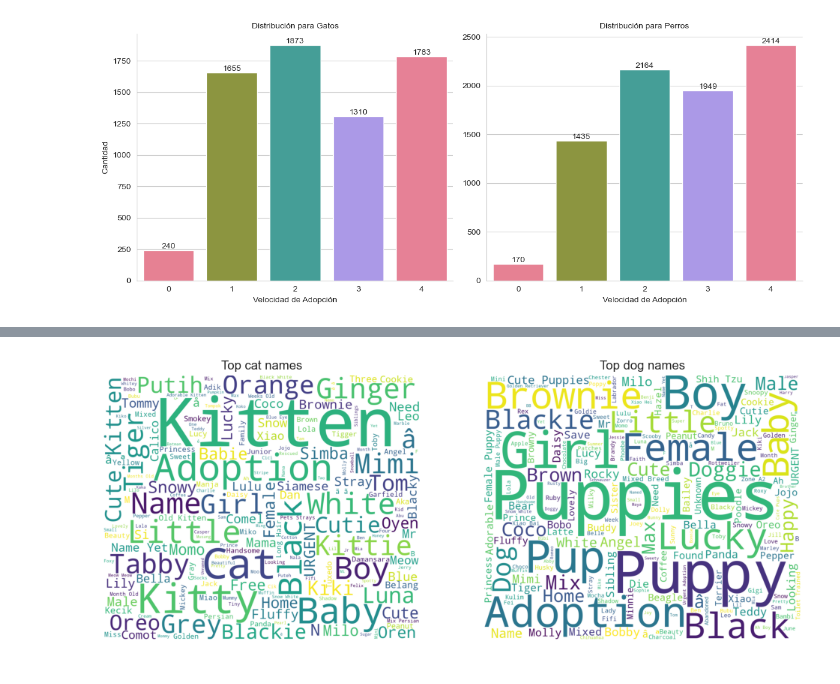
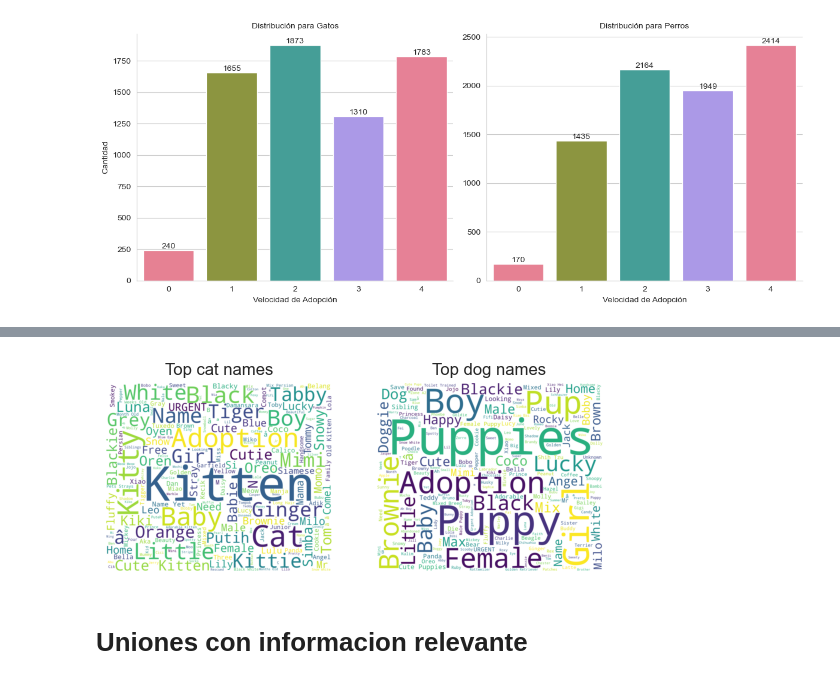
Before and after one commit to ctalamilla/austral-mcd-ldi2, a Jupyter notebook: TP_Grupo7_LDI2.ipynb, the cells around one changed output, grey strips where cells are left out. Saved outputs shown, nothing was run; the diff lists cells and outputs as text; code cells hidden in the pictures.

```diff
--- a/TP_Grupo7_LDI2.ipynb
+++ b/TP_Grupo7_LDI2.ipynb
@@ -65,9 +110,9 @@ print(os.listdir("./input/petfinder-adoption-prediction"))
 # %%
-breeds = pd.read_csv('./input/petfinder-adoption-prediction/breed_labels.csv')
-colors = pd.read_csv('./input/petfinder-adoption-prediction/color_labels.csv')
-states = pd.read_csv('./input/petfinder-adoption-prediction/state_labels.csv')
+breeds = pd.read_csv(f'{main_path}breed_labels.csv', dtype=breeds_dtypes)
+colors = pd.read_csv(f'{main_path}color_labels.csv',  dtype=colors_dtypes)
+states = pd.read_csv('./input/petfinder-adoption-prediction/state_labels.csv', dtype=states_dtypes)
 
-train = pd.read_csv('./input/petfinder-adoption-prediction/train/train.csv')
+train = pd.read_csv(f'{main_path}train/train.csv', dtype=train_dtypes)
 
 df = train.copy()
 # %% [markdown]
@@ -201,5 +325,3 @@ plt.show()
-# %%
-df['Type'] = df['Type'].apply(lambda x: 'Dog' if x == 1 else 'Cat')
 # %%
 df['Type'].value_counts().to_frame('Cantidad').assign(Porcentaje=lambda x: x/x.sum()*100)
 # %% [output]
@@ -209,20 +332,22 @@ df['Type'].value_counts().to_frame('Cantidad').assign(Porcentaje=lambda x: x/x.s
 # %%
 plt.subplot(1, 2, 1)
-text_cat = ' '.join(df.loc[df['Type'] == 'Cat', 'Name'].fillna('').values)
+text_cat = ' '.join(df.loc[df['Type'] == 'Gatos', 'Name'].fillna('').values)
 wordcloud = WordCloud(max_font_size=None, background_color='white',
                       width=1200, height=1000).generate(text_cat)
 plt.imshow(wordcloud)
 plt.title('Top cat names')
 plt.axis("off")
 
 plt.subplot(1, 2, 2)
-text_dog = ' '.join(df.loc[df['Type'] == 'Dog', 'Name'].fillna('').values)
+text_dog = ' '.join(df.loc[df['Type'] == 'Perros', 'Name'].fillna('').values)
 wordcloud = WordCloud(max_font_size=None, background_color='white',
                       width=1200, height=1000).generate(text_dog)
 plt.imshow(wordcloud)
 plt.title('Top dog names')
 plt.axis("off")
 
 plt.show()
 # %% [output]
-[figure, old version]
+[figure, new version]
+# %% [markdown]
+# Uniones con informacion relevante
```
Also changed, not shown: parts of 21 cells of this notebook.
